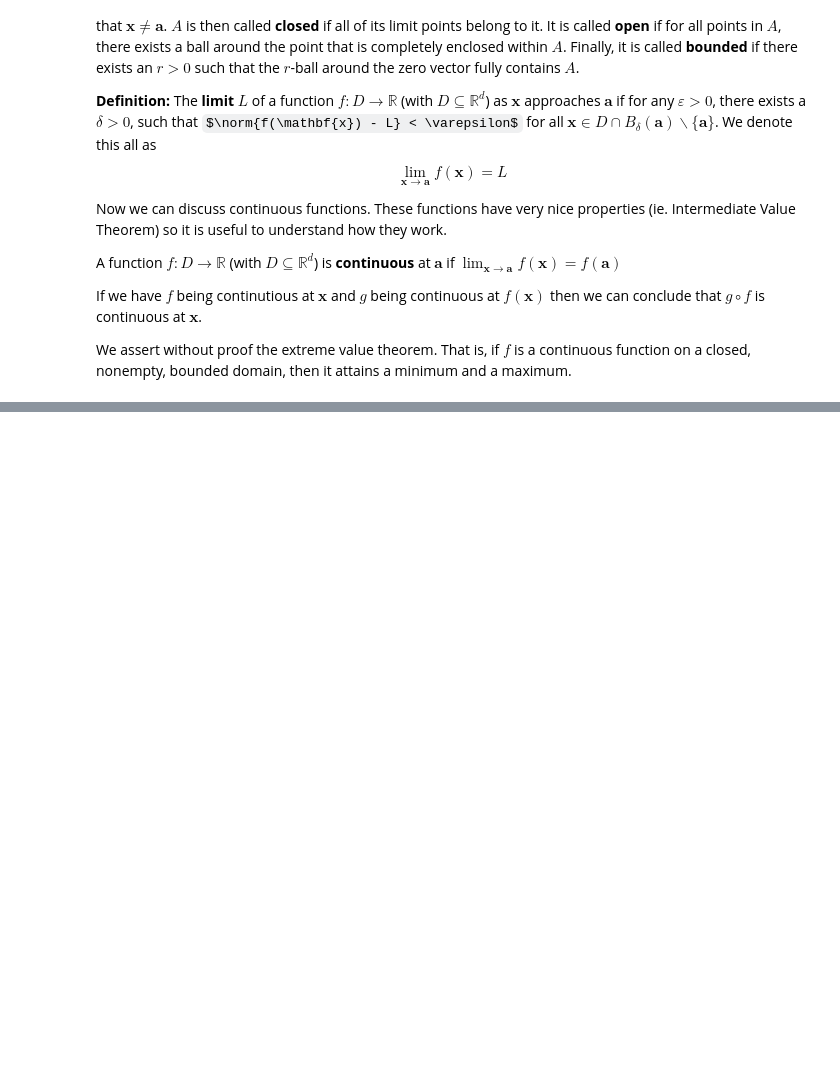
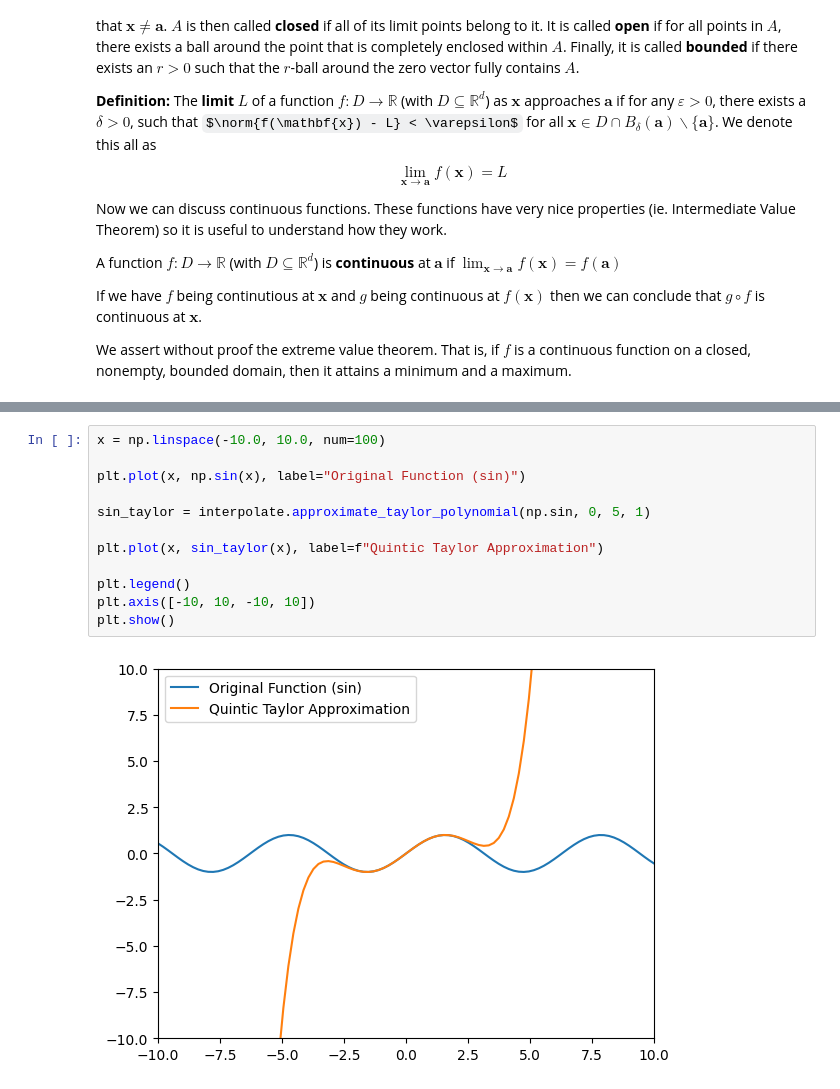
Before and after one commit to SaajanM/mat422-homework, a Jupyter notebook: 3.2 Continuity and Differentiation/continuity_diff.ipynb, the cells around one changed output, grey strips where cells are left out. Drawn from its saved outputs; the diff is of its cells as text; some formulas as TeX source; blank space fills up the shorter version.

```diff
--- a/3.2 Continuity and Differentiation/continuity_diff.ipynb
+++ b/3.2 Continuity and Differentiation/continuity_diff.ipynb
@@ -103,0 +110,14 @@ The last term is a cubic error term with respect to the distance from $\mathbf{x
+# %%
+x = np.linspace(-10.0, 10.0, num=100)
+
+plt.plot(x, np.sin(x), label="Original Function (sin)")
+
+sin_taylor = interpolate.approximate_taylor_polynomial(np.sin, 0, 5, 1)
+
+plt.plot(x, sin_taylor(x), label=f"Quintic Taylor Approximation")
+
+plt.legend()
+plt.axis([-10, 10, -10, 10])
+plt.show()
+# %% [output]
+[figure, added]
```
Also changed, not shown: parts of 3 cells of this notebook.
